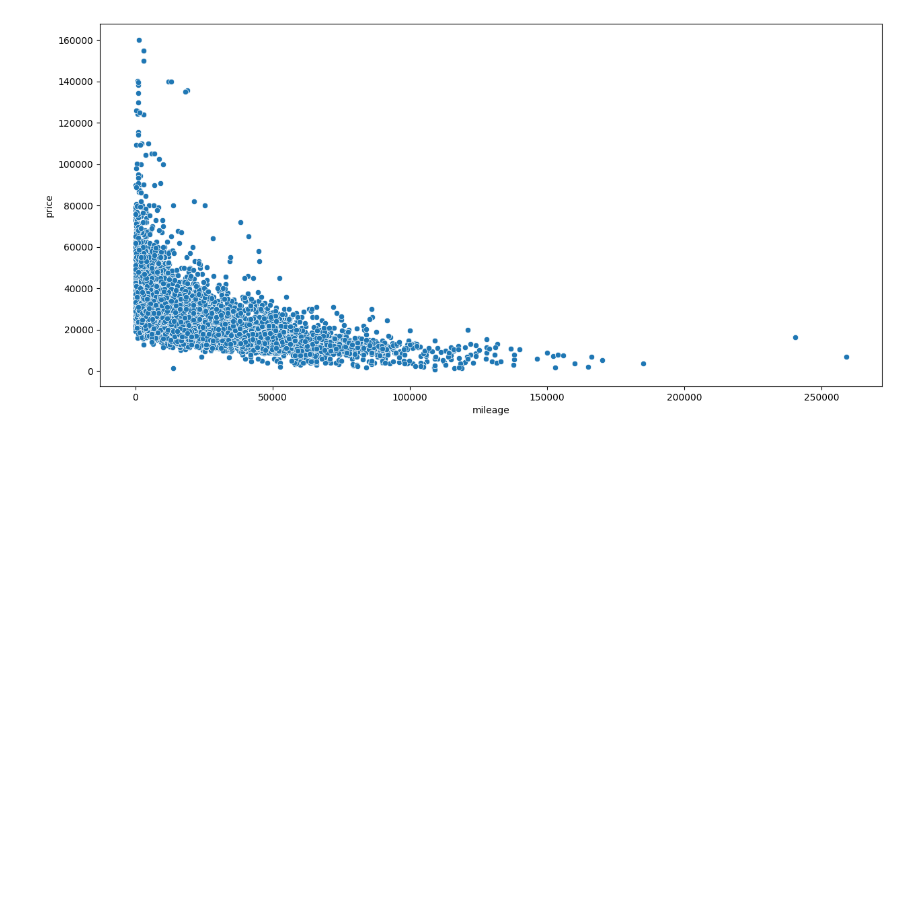
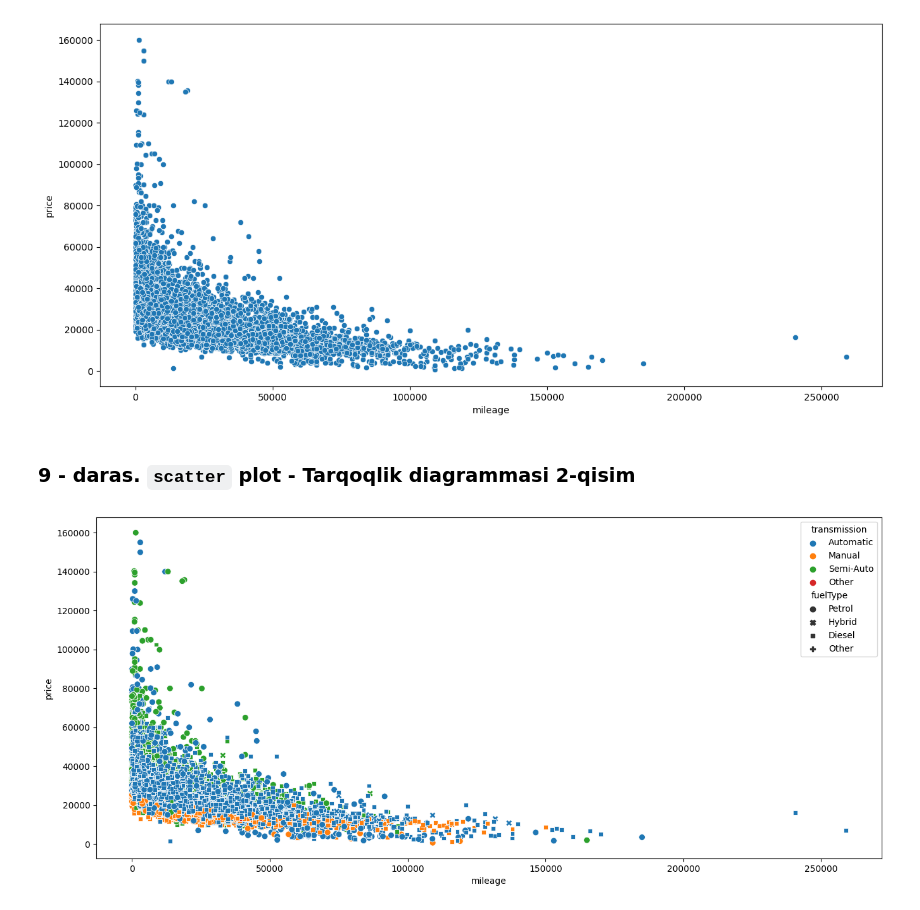
Before and after one commit to Shermukhammat/Mohirdev_Data_Science_praktikum, a Jupyter notebook: visualization/8_9_scatter.ipynb, the cells around one changed output. Drawn from its saved outputs; the diff is of its cells as text; code cells hidden in the pictures; blank space fills up the shorter version.

```diff
--- a/visualization/8_9_scatter.ipynb
+++ b/visualization/8_9_scatter.ipynb
@@ -39,3 +47,13 @@ sns.scatterplot(data = df, x = 'mileage', y = 'price')
 plt.show()
 # %% [output]
 [figure]
+# %% [markdown]
+### 9 - daras. `scatter` plot - Tarqoqlik diagrammasi 2-qisim
+# %%
+plt.figure(figsize = (16, 7))
+
+sns.scatterplot(data = df, x = 'mileage', y = 'price', hue = 'transmission', s = 50, style = 'fuelType')
+# sns.regplot(data = df, x = 'mileage', y = 'price', line_kws={"color": "red"})
+plt.show()
+# %% [output]
+[figure, added]
```
Also changed, not shown: parts of 3 cells of this notebook.
